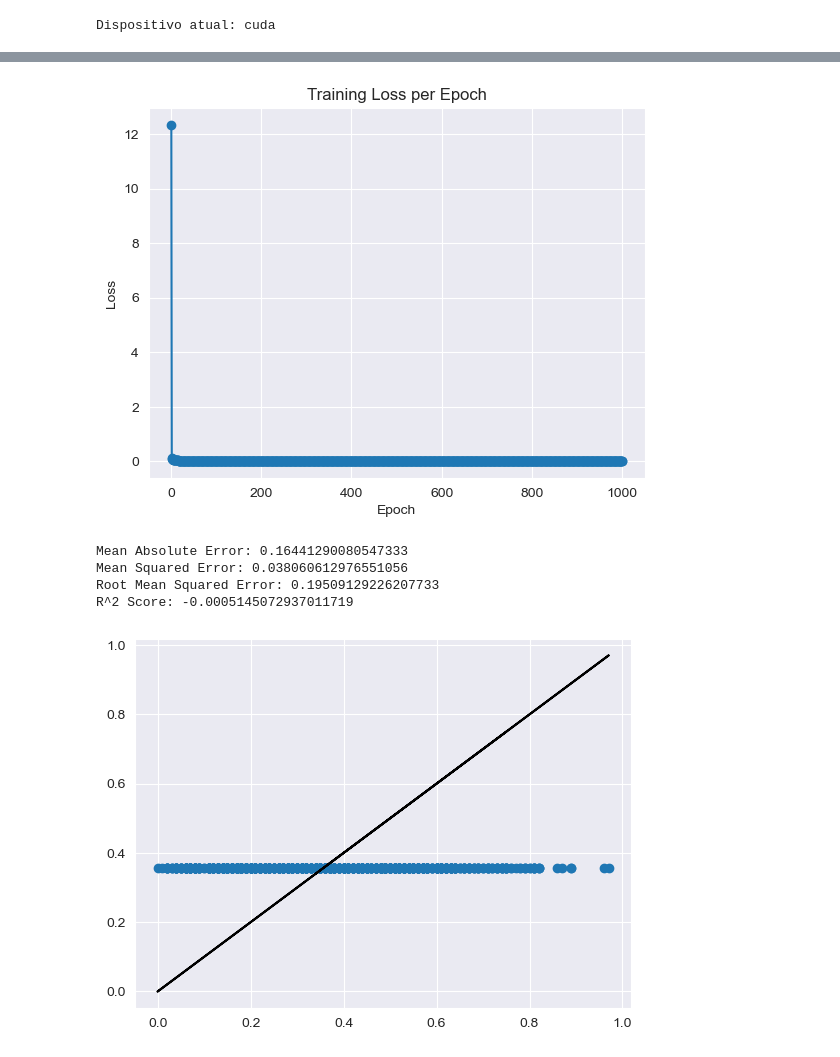
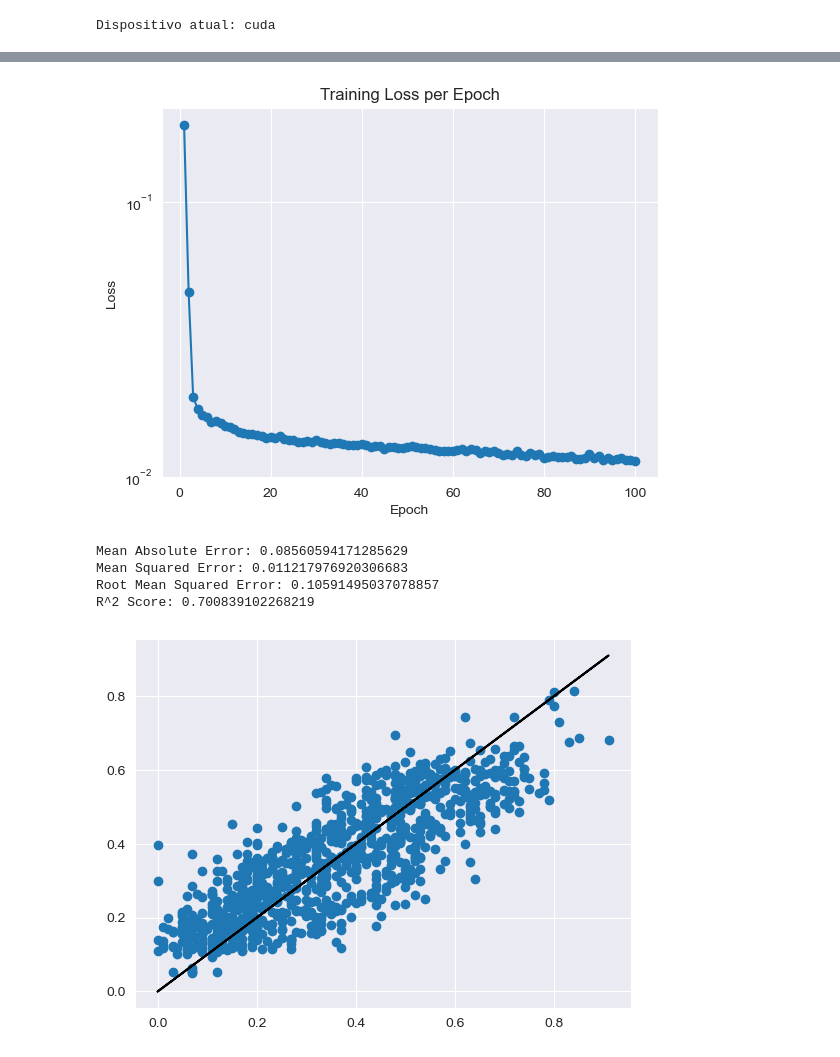
Before and after one commit to Afonso-Leal/PredictingRoadAccidentRisk_GabrielLeal, a Jupyter notebook: regression_numbers_only.ipynb, the cells around one changed output, grey strips where cells are left out. Saved outputs shown, nothing was run; the diff lists cells and outputs as text; code cells hidden in the pictures.

```diff
--- a/regression_numbers_only.ipynb
+++ b/regression_numbers_only.ipynb
@@ -55,3 +56,7 @@ X_train.head()
+# %%
+scaler = StandardScaler()
+X_train = scaler.fit_transform(X_train)
+X_test = scaler.transform(X_test)
 # %%
 temp = X_train.copy()
 temp['classification'] = y_train.copy()
@@ -70,61 +75,62 @@ class MLP_4(torch.nn.Module):
 
 
     def forward(self, x):
-        x = self.hidden_layer(x)
-        x = torch.nn.functional.relu(self.hidden_layer2(x))
+        x = torch.nn.functional.leaky_relu(self.hidden_layer(x))
+        x = torch.nn.functional.leaky_relu(self.hidden_layer2(x))
         x = self.output_layer(x)
         #x = self.relu(x)
         return x
 # %%
-X_train = torch.tensor(X_train.to_numpy(), dtype=torch.float32)
+X_train = torch.tensor(X_train, dtype=torch.float32)
 y_train = torch.tensor(y_train.to_numpy(), dtype=torch.float32).unsqueeze(1)
 train_dataset = TensorDataset(X_train, y_train)
 train_dataloader = DataLoader(train_dataset, batch_size=32, shuffle=True)
 
-X_test = torch.tensor(X_test.to_numpy(), dtype=torch.float32)
+X_test = torch.tensor(X_test, dtype=torch.float32)
 y_test = torch.tensor(y_test.to_numpy(), dtype=torch.float32).unsqueeze(1)
 
 test_dataset = TensorDataset(X_test, y_test)
 test_dataloader = DataLoader(test_dataset, batch_size=32, shuffle=True)
 # %%
-model = MLP_4(4,2).to(device)
+model = MLP_4(4,20).to(device)
 criterion = torch.nn.MSELoss()
-optimizer = torch.optim.Adam(model.parameters(), lr=1e-2)
+optimizer = torch.optim.Adam(model.parameters(), lr=1e-3)
 
 # Treinamento
-epochs = 1000
+epochs = 100
 epoch_losses = []
 
 for epoch in range(epochs):
     running_loss = 0.0
     progress_bar = tqdm(train_dataloader, desc=f"Epoch {epoch+1}/{epochs}", leave=False)
 
     for inputs, labels in progress_bar:
         inputs, labels = inputs.to(device), labels.to(device)
 
 
         outputs = model(inputs)
         loss = criterion(outputs, labels)
         optimizer.zero_grad()
         loss.backward()
         optimizer.step()
 
         running_loss += loss.item()
         progress_bar.set_postfix(loss=loss.item())
 
     avg_loss = running_loss / len(train_dataloader)
     epoch_losses.append(avg_loss)
 
 # Plot training loss per epoch
 plt.figure()
 plt.plot(range(1, epochs+1), epoch_losses, marker='o')
 plt.xlabel("Epoch")
 plt.ylabel("Loss")
+plt.yscale('log')
 plt.title("Training Loss per Epoch")
 plt.grid(True)
 plt.show()
 # %% [output]
-[figure, old version]
+[figure, new version]
 # %%
 
 with torch.no_grad():
@@ -145,11 +151,11 @@ plt.plot(y_train, y_train, 'k')
 #plt.title(f'RMSE = {np.sqrt(criterion(outputs, y_train)):.2f}')
 plt.show()
 # %% [output]
-Mean Absolute Error: 0.16441290080547333
-Mean Squared Error: 0.038060612976551056
-Root Mean Squared Error: 0.19509129226207733
-R^2 Score: -0.0005145072937011719
+Mean Absolute Error: 0.08560594171285629
+Mean Squared Error: 0.011217976920306683
+Root Mean Squared Error: 0.10591495037078857
+R^2 Score: 0.700839102268219
-[figure, old version]
+[figure, new version]
 # %%
 y_true
 # %% [output]
```
Also changed, not shown: parts of 4 cells of this notebook, 2 other files.
